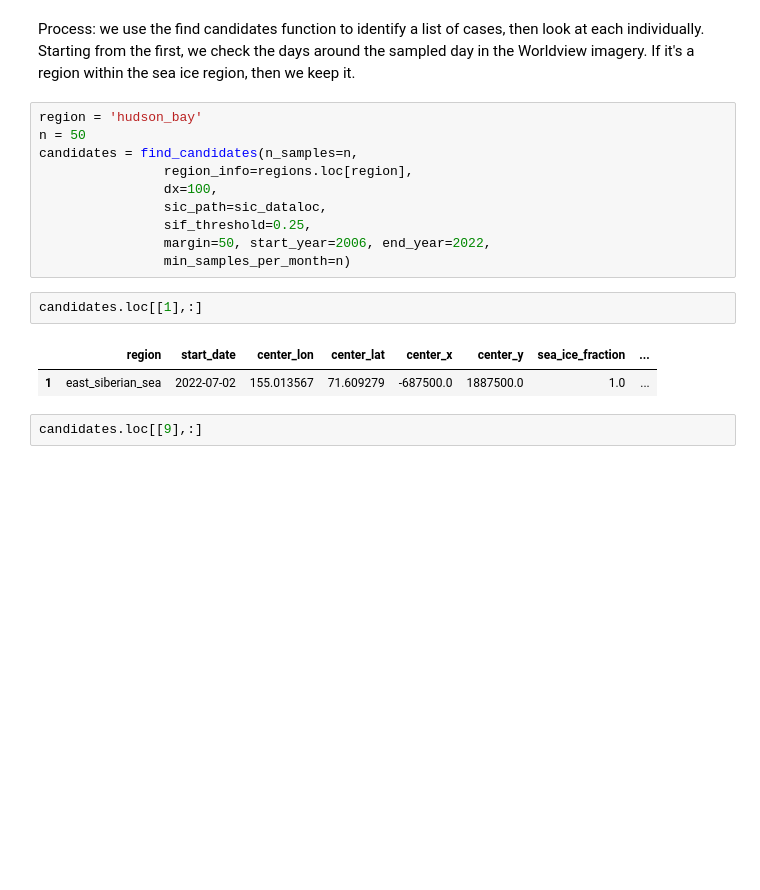
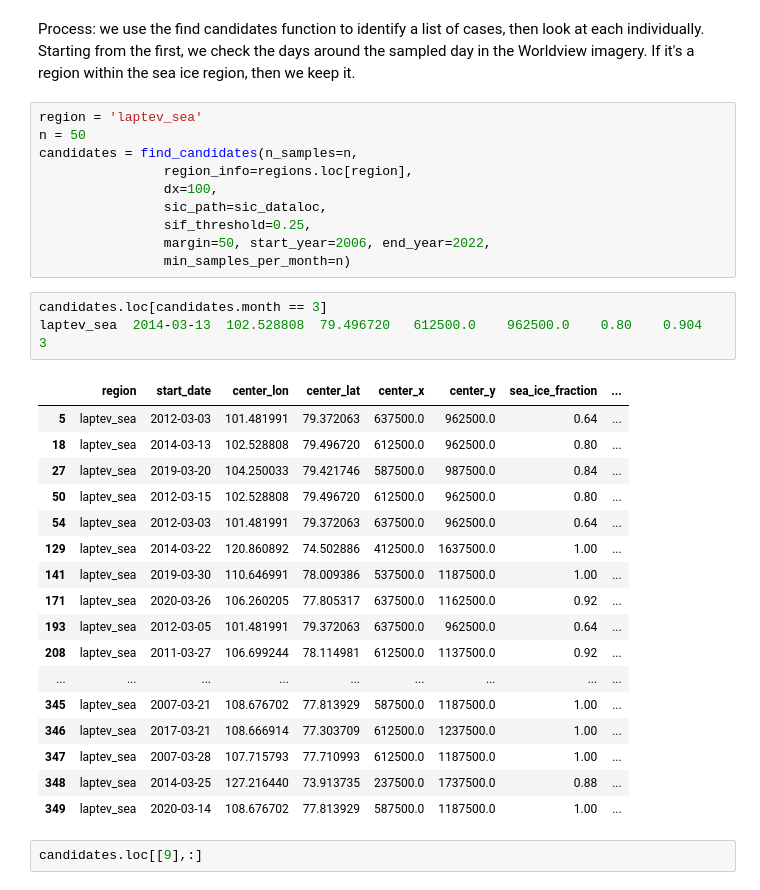
Before and after one commit to danielmwatkins/ice-floe-validation-dataset, a Jupyter notebook: notebooks/sample_selection_100km.ipynb, the cells around one changed output. Saved outputs shown, nothing was run; the diff lists cells and outputs as text; blank space fills up the shorter version.

```diff
--- a/notebooks/sample_selection_100km.ipynb
+++ b/notebooks/sample_selection_100km.ipynb
@@ -398,7 +393,7 @@ init_case_list.loc[(init_case_list.new_case_number.isnull() & (init_case_list.mo
 # %% [markdown]
 Process: we use the find candidates function to identify a list of cases, then look at each individually. Starting from the first, we check the days around the sampled day in the Worldview imagery. If it's a region within the sea ice region, then we keep it.
 # %%
-region = 'hudson_bay'
+region = 'laptev_sea'
 n = 50
 candidates = find_candidates(n_samples=n,
                 region_info=regions.loc[region],
@@ -408,10 +403,26 @@ candidates = find_candidates(n_samples=n,
                 margin=50, start_year=2006, end_year=2022,
                 min_samples_per_month=n)
 # %%
-candidates.loc[[1],:]
+candidates.loc[candidates.month == 3]
+laptev_sea	2014-03-13	102.528808	79.496720	612500.0	962500.0	0.80	0.904	3
 # %% [output]
 |  | region | start_date | center_lon | center_lat | center_x | center_y | sea_ice_fraction | ... |
-| 1 | east_siberian_sea | 2022-07-02 | 155.013567 | 71.609279 | -687500.0 | 1887500.0 | 1.0 | ... |
+| 5 | laptev_sea | 2012-03-03 | 101.481991 | 79.372063 | 637500.0 | 962500.0 | 0.64 | ... |
+| 18 | laptev_sea | 2014-03-13 | 102.528808 | 79.496720 | 612500.0 | 962500.0 | 0.80 | ... |
+| 27 | laptev_sea | 2019-03-20 | 104.250033 | 79.421746 | 587500.0 | 987500.0 | 0.84 | ... |
+| 50 | laptev_sea | 2012-03-15 | 102.528808 | 79.496720 | 612500.0 | 962500.0 | 0.80 | ... |
+| 54 | laptev_sea | 2012-03-03 | 101.481991 | 79.372063 | 637500.0 | 962500.0 | 0.64 | ... |
+| 129 | laptev_sea | 2014-03-22 | 120.860892 | 74.502886 | 412500.0 | 1637500.0 | 1.00 | ... |
+| 141 | laptev_sea | 2019-03-30 | 110.646991 | 78.009386 | 537500.0 | 1187500.0 | 1.00 | ... |
+| 171 | laptev_sea | 2020-03-26 | 106.260205 | 77.805317 | 637500.0 | 1162500.0 | 0.92 | ... |
+| 193 | laptev_sea | 2012-03-05 | 101.481991 | 79.372063 | 637500.0 | 962500.0 | 0.64 | ... |
+| 208 | laptev_sea | 2011-03-27 | 106.699244 | 78.114981 | 612500.0 | 1137500.0 | 0.92 | ... |
+| ... | ... | ... | ... | ... | ... | ... | ... | ... |
+| 345 | laptev_sea | 2007-03-21 | 108.676702 | 77.813929 | 587500.0 | 1187500.0 | 1.00 | ... |
+| 346 | laptev_sea | 2017-03-21 | 108.666914 | 77.303709 | 612500.0 | 1237500.0 | 1.00 | ... |
+| 347 | laptev_sea | 2007-03-28 | 107.715793 | 77.710993 | 612500.0 | 1187500.0 | 1.00 | ... |
+| 348 | laptev_sea | 2014-03-25 | 127.216440 | 73.913735 | 237500.0 | 1737500.0 | 0.88 | ... |
+| 349 | laptev_sea | 2020-03-14 | 108.676702 | 77.813929 | 587500.0 | 1187500.0 | 1.00 | ... |
 # %%
 candidates.loc[[9],:]
 # %% [output]
```
Also changed, not shown: parts of 3 cells of this notebook, 6 other files.
